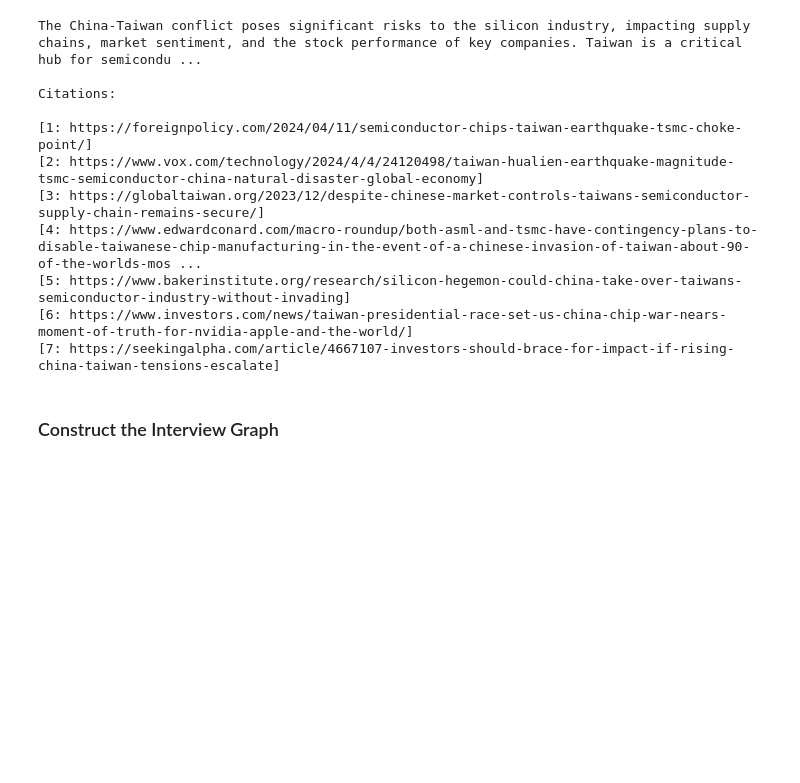
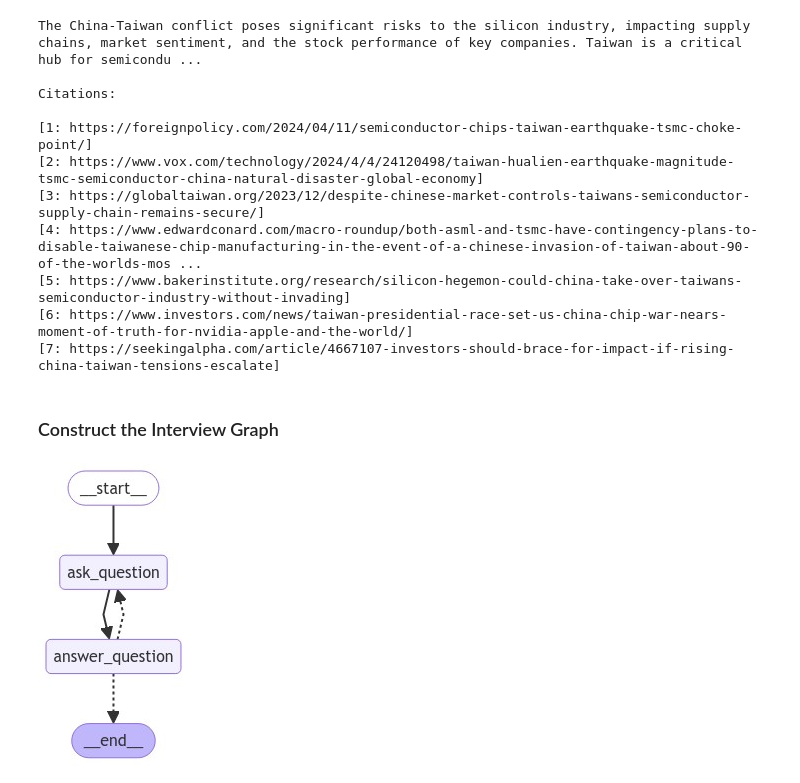
Before and after one commit to ad71/ragbot, a Jupyter notebook: langgraph_storm.ipynb, the cells around one changed output. Saved outputs shown, nothing was run; the diff lists cells and outputs as text; code cells hidden in the pictures; blank space fills up the shorter version.

Commit message:
research and interviews complete

```diff
--- a/langgraph_storm.ipynb
+++ b/langgraph_storm.ipynb
@@ -455,3 +455,10 @@ builder.add_conditional_edges('answer_question', route_messages)
 builder.add_edge('ask_question', 'answer_question')
 builder.add_edge(START, 'ask_question')
 interview_graph = builder.compile().with_config(run_name='Conduct Interviews')
+# %%
+from langchain_core.runnables.graph import CurveStyle, MermaidDrawMethod
+from IPython.display import display, HTML, Image
+
+display(Image(interview_graph.get_graph().draw_mermaid_png(draw_method=MermaidDrawMethod.API)))
+# %% [output]
+[figure, added]
```
Also changed, not shown: parts of 3 cells of this notebook.
